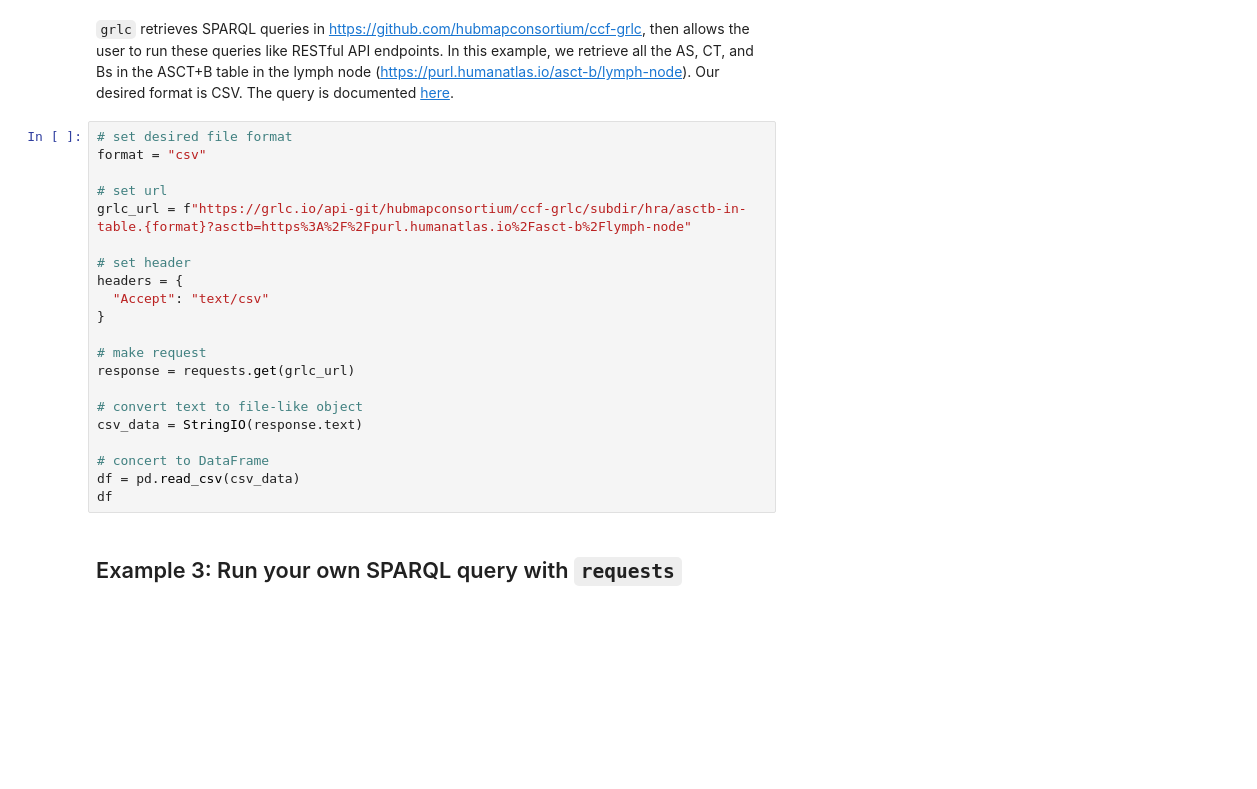
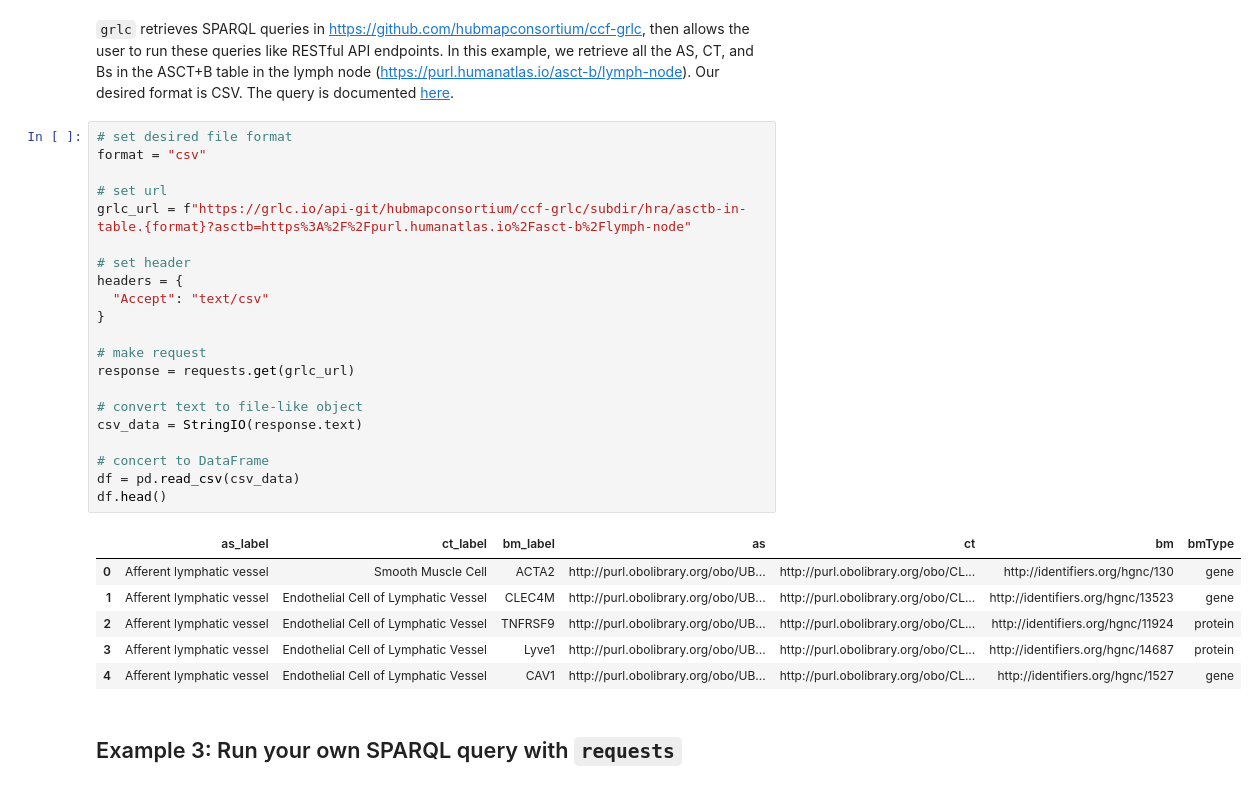
Before and after one commit to cns-iu/hra-kg-supporting-information, a Jupyter notebook: notebooks/hra-kg-queries.ipynb, the cells around one changed output. Cells and saved outputs as stored; diff of their text form; blank space fills up the shorter version.

```diff
--- a/notebooks/hra-kg-queries.ipynb
+++ b/notebooks/hra-kg-queries.ipynb
@@ -114,24 +94,31 @@ for row in kidney_json['data']['asctb_record']:
 # %%
 # set desired file format
 format = "csv"
 
 # set url
 grlc_url = f"https://grlc.io/api-git/hubmapconsortium/ccf-grlc/subdir/hra/asctb-in-table.{format}?asctb=https%3A%2F%2Fpurl.humanatlas.io%2Fasct-b%2Flymph-node"
 
 # set header
 headers = {
   "Accept": "text/csv"
 }
 
 # make request
 response = requests.get(grlc_url)
 
 # convert text to file-like object
 csv_data = StringIO(response.text)
 
 # concert to DataFrame
 df = pd.read_csv(csv_data)
-df
+df.head()
+# %% [output]
+|  | as_label | ct_label | bm_label | as | ct | bm | bmType |
+| 0 | Afferent lymphatic vessel | Smooth Muscle Cell | ACTA2 | http://purl.obolibrary.org/obo/UB... | http://purl.obolibrary.org/obo/CL... | http://identifiers.org/hgnc/130 | gene |
+| 1 | Afferent lymphatic vessel | Endothelial Cell of Lymphatic Vessel | CLEC4M | http://purl.obolibrary.org/obo/UB... | http://purl.obolibrary.org/obo/CL... | http://identifiers.org/hgnc/13523 | gene |
+| 2 | Afferent lymphatic vessel | Endothelial Cell of Lymphatic Vessel | TNFRSF9 | http://purl.obolibrary.org/obo/UB... | http://purl.obolibrary.org/obo/CL... | http://identifiers.org/hgnc/11924 | protein |
+| 3 | Afferent lymphatic vessel | Endothelial Cell of Lymphatic Vessel | Lyve1 | http://purl.obolibrary.org/obo/UB... | http://purl.obolibrary.org/obo/CL... | http://identifiers.org/hgnc/14687 | protein |
+| 4 | Afferent lymphatic vessel | Endothelial Cell of Lymphatic Vessel | CAV1 | http://purl.obolibrary.org/obo/UB... | http://purl.obolibrary.org/obo/CL... | http://identifiers.org/hgnc/1527 | gene |
 # %% [markdown]
 ## Example 3: Run your own SPARQL query with `requests`
 # %% [markdown]
```
Also changed, not shown: parts of 8 cells of this notebook.
